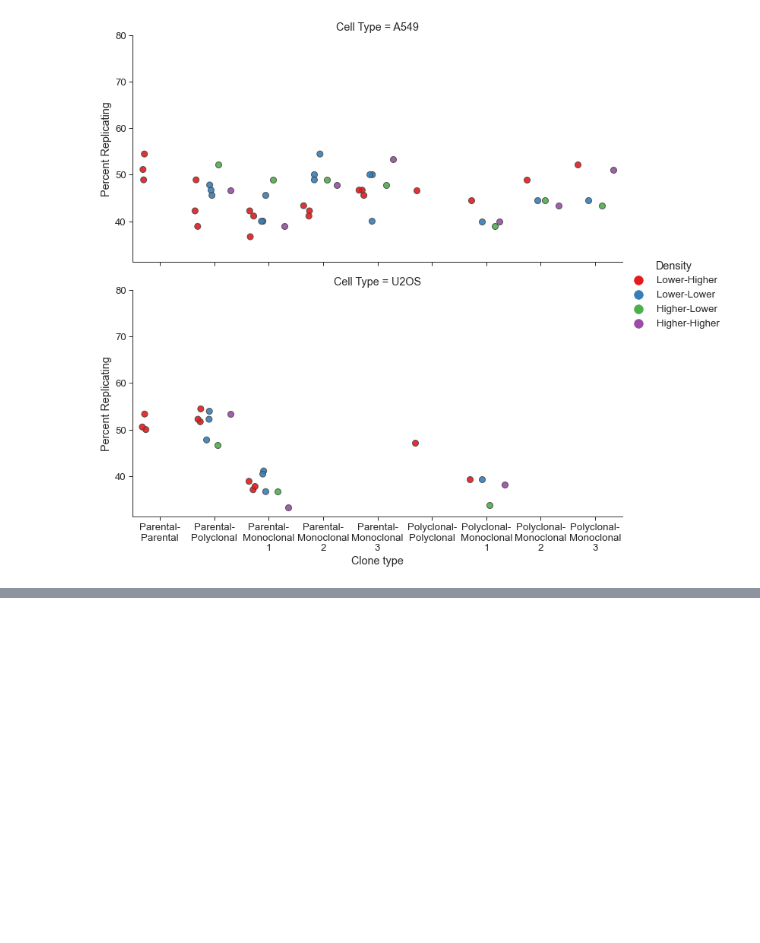
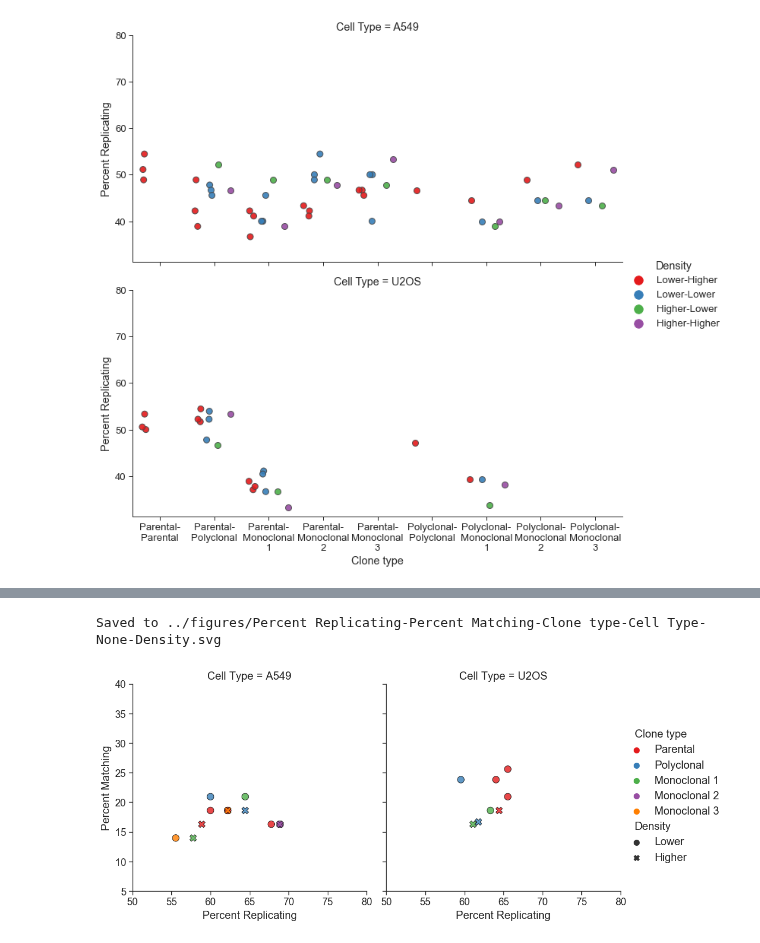
Before and after one commit to carpenter-singh-lab/2023_Cimini_NatureProtocols, a Jupyter notebook: notebooks/AssessPolyclonesVsMonoclones.ipynb, the cells around one changed output, grey strips where cells are left out. Saved outputs shown, nothing was run; the diff lists cells and outputs as text; code cells hidden in the pictures; blank space fills up the shorter version.

```diff
--- a/notebooks/AssessPolyclonesVsMonoclones.ipynb
+++ b/notebooks/AssessPolyclonesVsMonoclones.ipynb
@@ -162,0 +171,9 @@ Saved to ../figures/Clone type-Percent Replicating-Density-None-Cell Type.png
+# %%
+variable = 'Clone type'
+# %%
+plate_df = pandas.read_csv('checkpoint_csvs/AssessPolyclonesMonoclones-Replicating.csv')
+# %%
+plot_two_comparisons(df=plate_df,hue=variable,col='Cell Type',style='Density')
+# %% [output]
+Saved to ../figures/Percent Replicating-Percent Matching-Clone type-Cell Type-None-Density.svg
+[figure, added]
```
Also changed, not shown: parts of 2 cells of this notebook, 2 other files.
